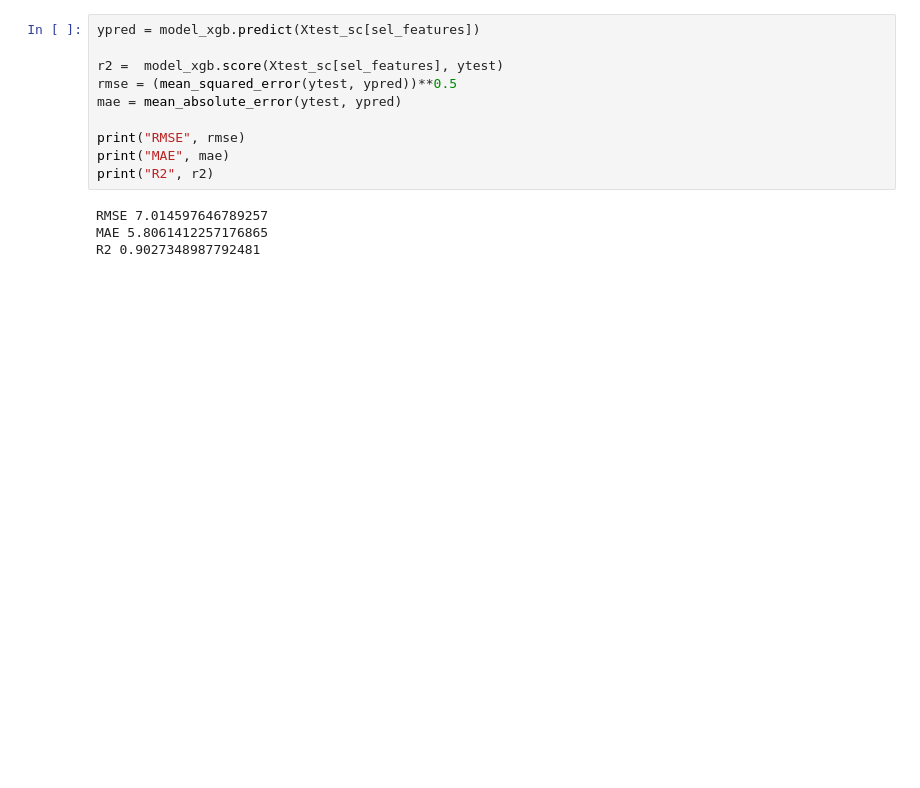
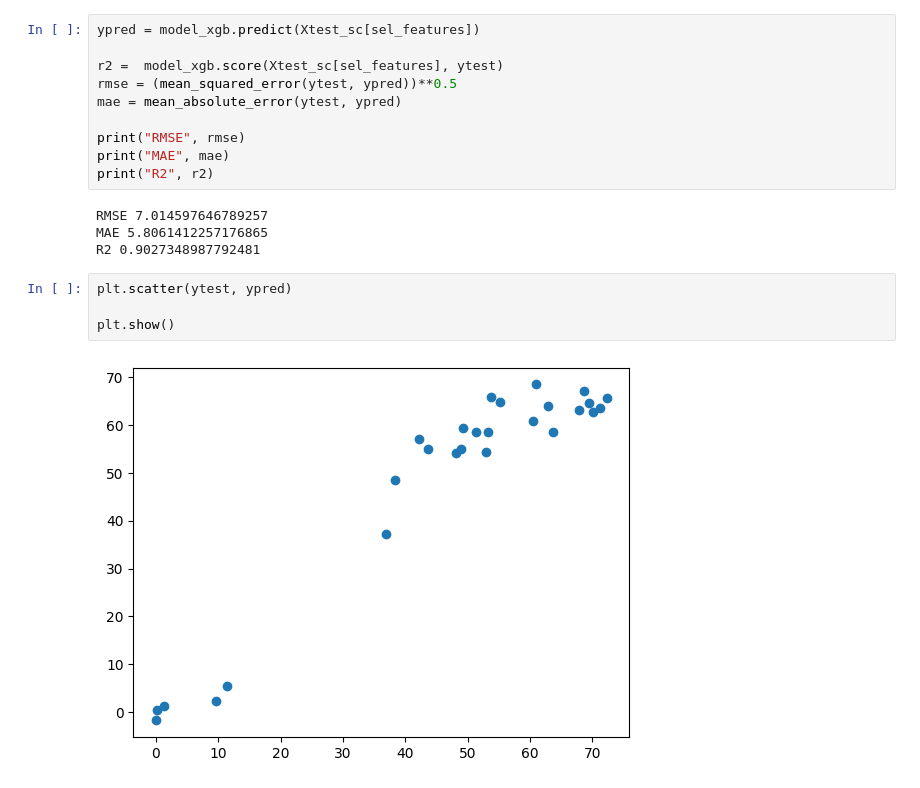
Before and after one commit to CarineMS/UFV, a Jupyter notebook: Semana_II.ipynb, the cells around one changed output. Saved outputs shown, nothing was run; the diff lists cells and outputs as text; blank space fills up the shorter version.

```diff
--- a/Semana_II.ipynb
+++ b/Semana_II.ipynb
@@ -454,3 +454,9 @@ print("R2", r2)
 RMSE 7.014597646789257
 MAE 5.8061412257176865
 R2 0.9027348987792481
+# %%
+plt.scatter(ytest, ypred)
+
+plt.show()
+# %% [output]
+[figure, added]
```
